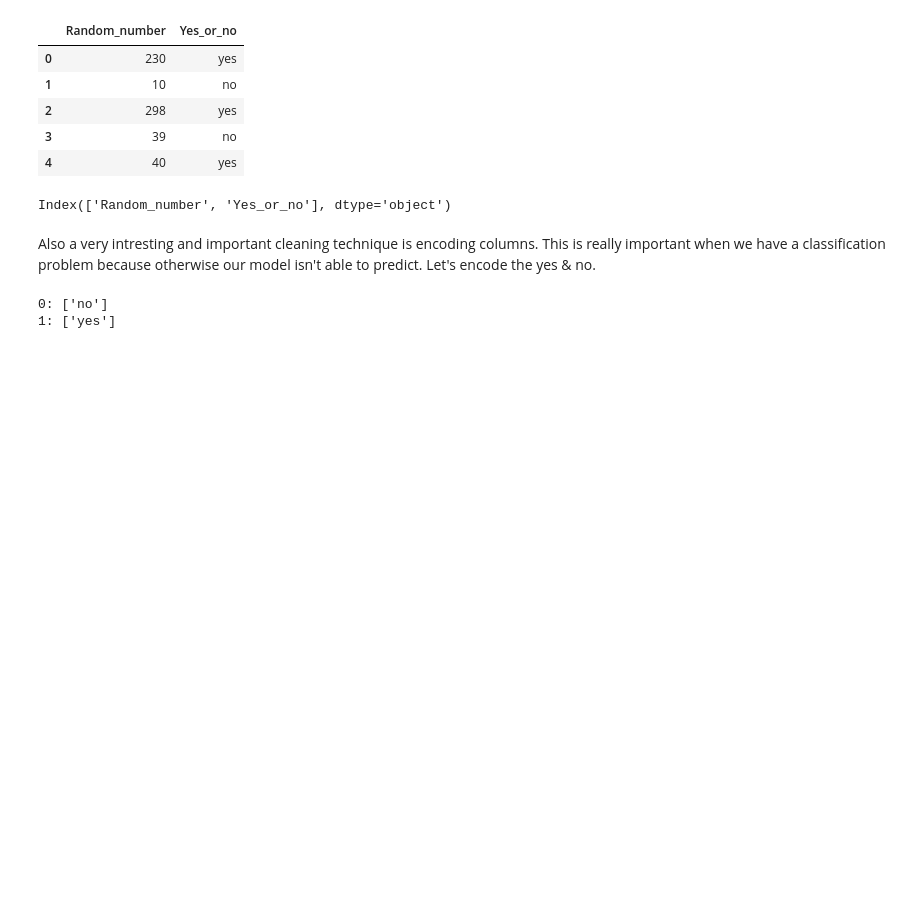
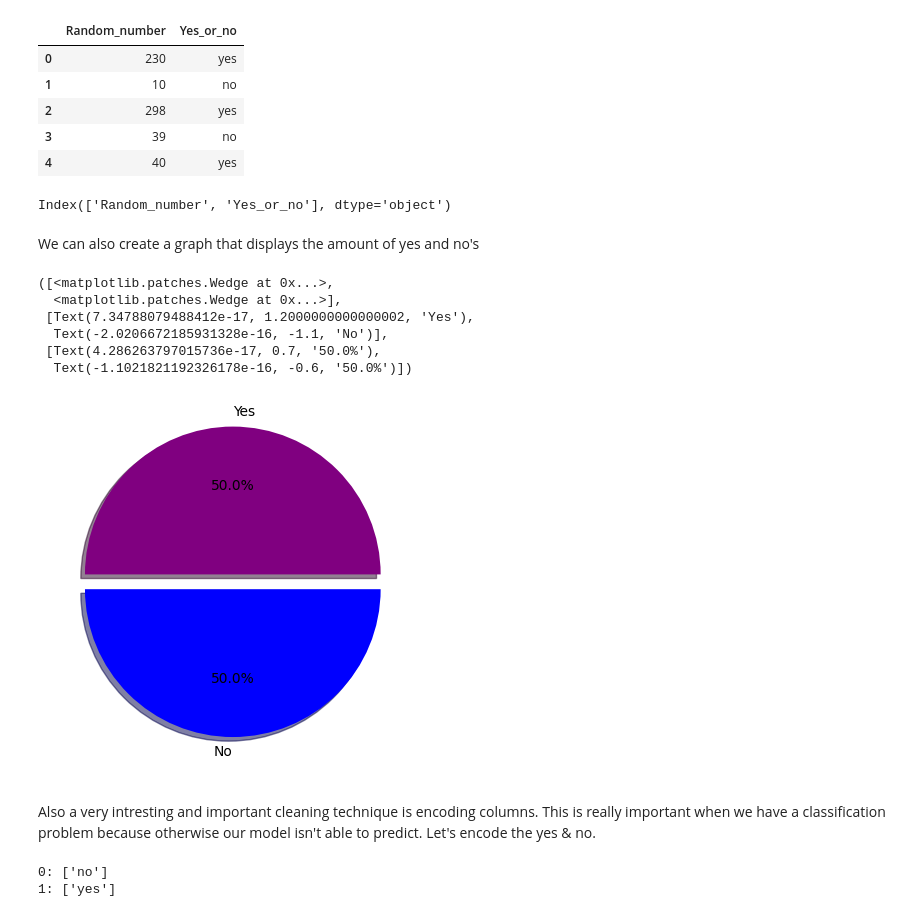
Before and after one commit to arthurbirate/DataNexa_Cloud_AI, a Jupyter notebook: 1. Data exploration/1.3 EDA summary.ipynb, the cells around one changed output. Cells and saved outputs as stored; diff of their text form; code cells hidden in the pictures; blank space fills up the shorter version.

```diff
--- a/1. Data exploration/1.3 EDA summary.ipynb
+++ b/1. Data exploration/1.3 EDA summary.ipynb
@@ -99,6 +99,36 @@ dataframe.head(5)
 print(dataframe.columns)
 # %% [output]
 Index(['Random_number', 'Yes_or_no'], dtype='object')
+# %% [markdown]
+We can also create a graph that displays the amount of yes and no's
+# %%
+# piechart with matplotlib
+
+yesnos = dataframe["Yes_or_no"]
+
+Yes = []
+No = []
+
+for yes_no in yesnos:
+    if yes_no == "yes":
+        Yes.append(yes_no)
+    else:
+        No.append(yes_no)
+labels = ["Yes","No"]
+count_yes = np.array(len(Yes))
+count_no = np.array(len(No))
+plot_size = [count_yes,count_no]
+explode = (0.1,0)
+fig,ax = plt.subplots()
+ax.pie(plot_size,labels=labels, explode = explode, autopct='%1.1f%%',colors=["purple","blue"],shadow=True)
+# %% [output]
+([<matplotlib.patches.Wedge at 0x...>,
+  <matplotlib.patches.Wedge at 0x...>],
+ [Text(7.34788079488412e-17, 1.2000000000000002, 'Yes'),
+  Text(-2.0206672185931328e-16, -1.1, 'No')],
+ [Text(4.286263797015736e-17, 0.7, '50.0%'),
+  Text(-1.1021821192326178e-16, -0.6, '50.0%')])
+[figure, added]
 # %% [markdown]
 Also a very intresting and important cleaning technique is encoding columns. This is really important when we have a classification problem because otherwise our model isn't able to predict. Let's encode the yes & no.
 # %%
```
Also changed, not shown: parts of 3 cells of this notebook.
